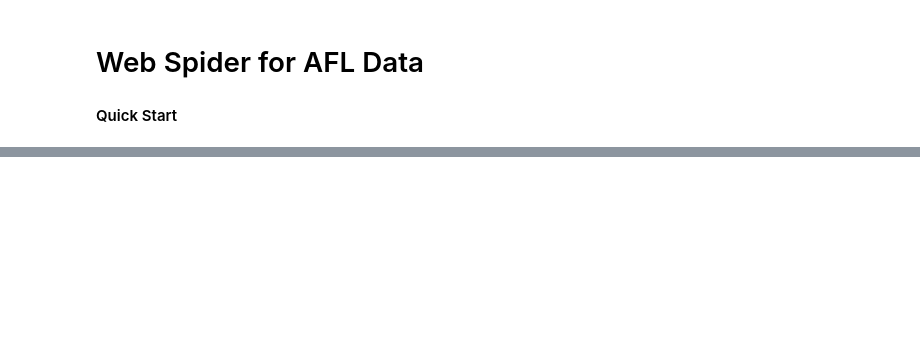
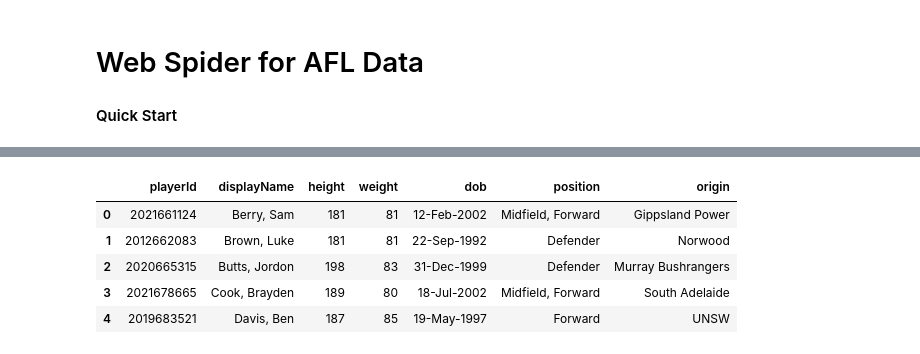
Before and after one commit to zwang2019/Crawler, a Jupyter notebook: Exploring.ipynb, the cells around one changed output, grey strips where cells are left out. Cells and saved outputs as stored; diff of their text form; code cells hidden in the pictures; blank space fills up the shorter version.

```diff
--- a/Exploring.ipynb
+++ b/Exploring.ipynb
@@ -11,0 +43,10 @@ import re
+# %%
+if debug is True:
+    display(players.head())
+# %% [output]
+|  | playerId | displayName | height | weight | dob | position | origin |
+| 0 | 2021661124 | Berry, Sam | 181 | 81 | 12-Feb-2002 | Midfield, Forward | Gippsland Power |
+| 1 | 2012662083 | Brown, Luke | 181 | 81 | 22-Sep-1992 | Defender | Norwood |
+| 2 | 2020665315 | Butts, Jordon | 198 | 83 | 31-Dec-1999 | Defender | Murray Bushrangers |
+| 3 | 2021678665 | Cook, Brayden | 189 | 80 | 18-Jul-2002 | Midfield, Forward | South Adelaide |
+| 4 | 2019683521 | Davis, Ben | 187 | 85 | 19-May-1997 | Forward | UNSW |
```
Also changed, not shown: parts of 32 cells of this notebook.
